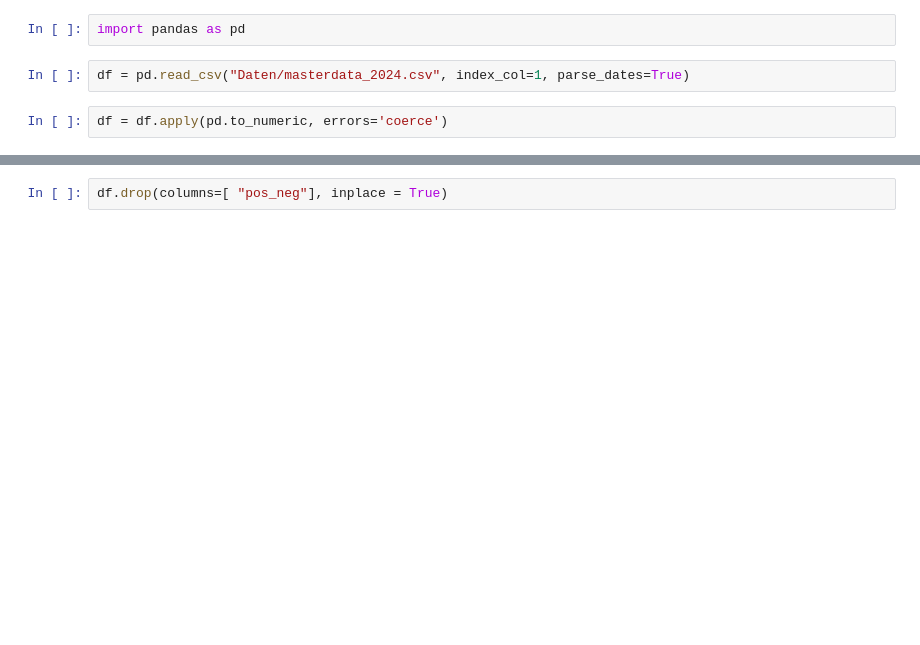
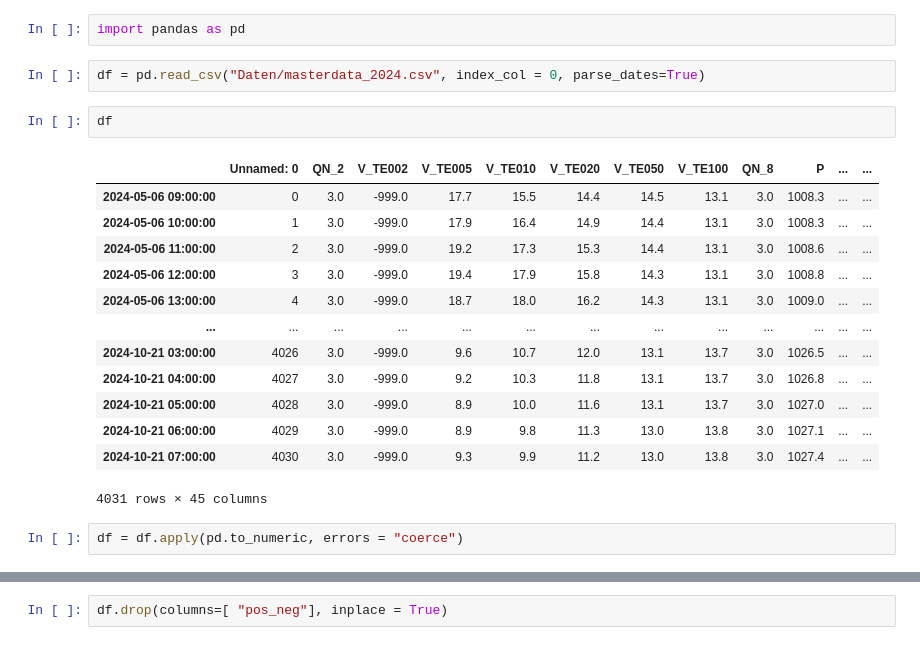
Before and after one commit to DrunkenRaccoon/Neckarinsel_Wasserqualitaet, a Jupyter notebook: first_analysis.ipynb, the cells around one changed output, grey strips where cells are left out. Drawn from its saved outputs; the diff is of its cells as text; blank space fills up the shorter version.

```diff
--- a/first_analysis.ipynb
+++ b/first_analysis.ipynb
@@ -1,6 +1,22 @@
 # %%
 import pandas as pd
 # %%
-df = pd.read_csv("Daten/masterdata_2024.csv", index_col=1, parse_dates=True)
+df = pd.read_csv("Daten/masterdata_2024.csv", index_col = 0, parse_dates=True)
+# %%
+df
+# %% [output]
+|  | Unnamed: 0 | QN_2 | V_TE002 | V_TE005 | V_TE010 | V_TE020 | V_TE050 | V_TE100 | QN_8 | P | ... | ... |
+| 2024-05-06 09:00:00 | 0 | 3.0 | -999.0 | 17.7 | 15.5 | 14.4 | 14.5 | 13.1 | 3.0 | 1008.3 | ... | ... |
+| 2024-05-06 10:00:00 | 1 | 3.0 | -999.0 | 17.9 | 16.4 | 14.9 | 14.4 | 13.1 | 3.0 | 1008.3 | ... | ... |
+| 2024-05-06 11:00:00 | 2 | 3.0 | -999.0 | 19.2 | 17.3 | 15.3 | 14.4 | 13.1 | 3.0 | 1008.6 | ... | ... |
+| 2024-05-06 12:00:00 | 3 | 3.0 | -999.0 | 19.4 | 17.9 | 15.8 | 14.3 | 13.1 | 3.0 | 1008.8 | ... | ... |
+| 2024-05-06 13:00:00 | 4 | 3.0 | -999.0 | 18.7 | 18.0 | 16.2 | 14.3 | 13.1 | 3.0 | 1009.0 | ... | ... |
+| ... | ... | ... | ... | ... | ... | ... | ... | ... | ... | ... | ... | ... |
+| 2024-10-21 03:00:00 | 4026 | 3.0 | -999.0 | 9.6 | 10.7 | 12.0 | 13.1 | 13.7 | 3.0 | 1026.5 | ... | ... |
+| 2024-10-21 04:00:00 | 4027 | 3.0 | -999.0 | 9.2 | 10.3 | 11.8 | 13.1 | 13.7 | 3.0 | 1026.8 | ... | ... |
+| 2024-10-21 05:00:00 | 4028 | 3.0 | -999.0 | 8.9 | 10.0 | 11.6 | 13.1 | 13.7 | 3.0 | 1027.0 | ... | ... |
+| 2024-10-21 06:00:00 | 4029 | 3.0 | -999.0 | 8.9 | 9.8 | 11.3 | 13.0 | 13.8 | 3.0 | 1027.1 | ... | ... |
+| 2024-10-21 07:00:00 | 4030 | 3.0 | -999.0 | 9.3 | 9.9 | 11.2 | 13.0 | 13.8 | 3.0 | 1027.4 | ... | ... |
+4031 rows × 45 columns
 # %%
-df = df.apply(pd.to_numeric, errors='coerce')
+df = df.apply(pd.to_numeric, errors = "coerce")
```
Also changed, not shown: parts of 13 cells of this notebook, 16 other files.
